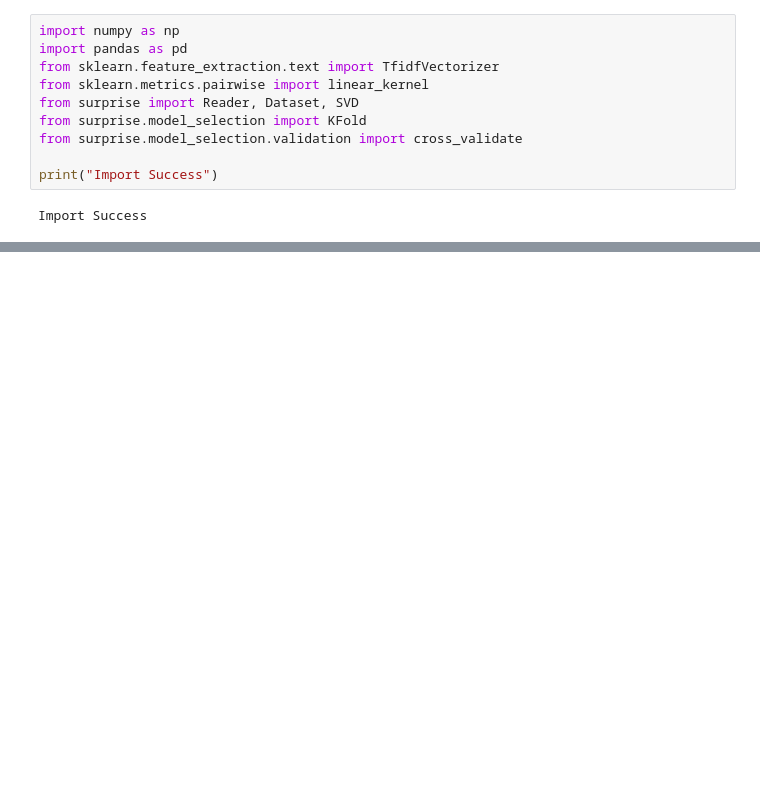
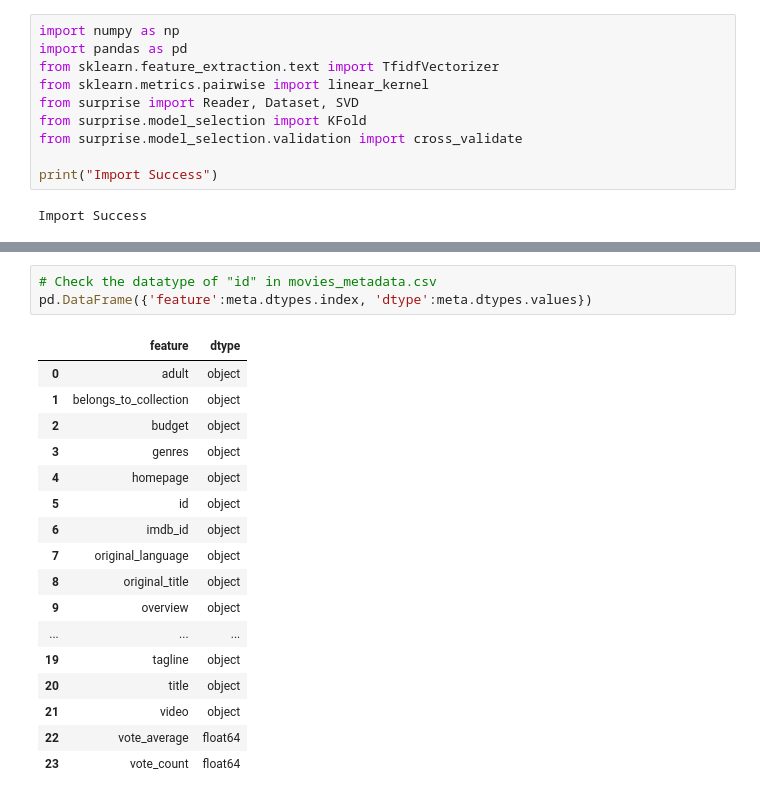
Before and after one commit to yadavgaurav251/Context-Aware-Recommender, a Jupyter notebook: hybridRecom.ipynb, the cells around one changed output, grey strips where cells are left out. Saved outputs shown, nothing was run; the diff lists cells and outputs as text; blank space fills up the shorter version.

```diff
--- a/hybridRecom.ipynb
+++ b/hybridRecom.ipynb
@@ -34,0 +69,21 @@ ratings.head() # Movies in this dataset are rated out of 5 instead of 10
+# %%
+# Check the datatype of "id" in movies_metadata.csv
+pd.DataFrame({'feature':meta.dtypes.index, 'dtype':meta.dtypes.values})
+# %% [output]
+|  | feature | dtype |
+| 0 | adult | object |
+| 1 | belongs_to_collection | object |
+| 2 | budget | object |
+| 3 | genres | object |
+| 4 | homepage | object |
+| 5 | id | object |
+| 6 | imdb_id | object |
+| 7 | original_language | object |
+| 8 | original_title | object |
+| 9 | overview | object |
+| ... | ... | ... |
+| 19 | tagline | object |
+| 20 | title | object |
+| 21 | video | object |
+| 22 | vote_average | float64 |
+| 23 | vote_count | float64 |
```
Also changed, not shown: parts of 17 cells of this notebook.
